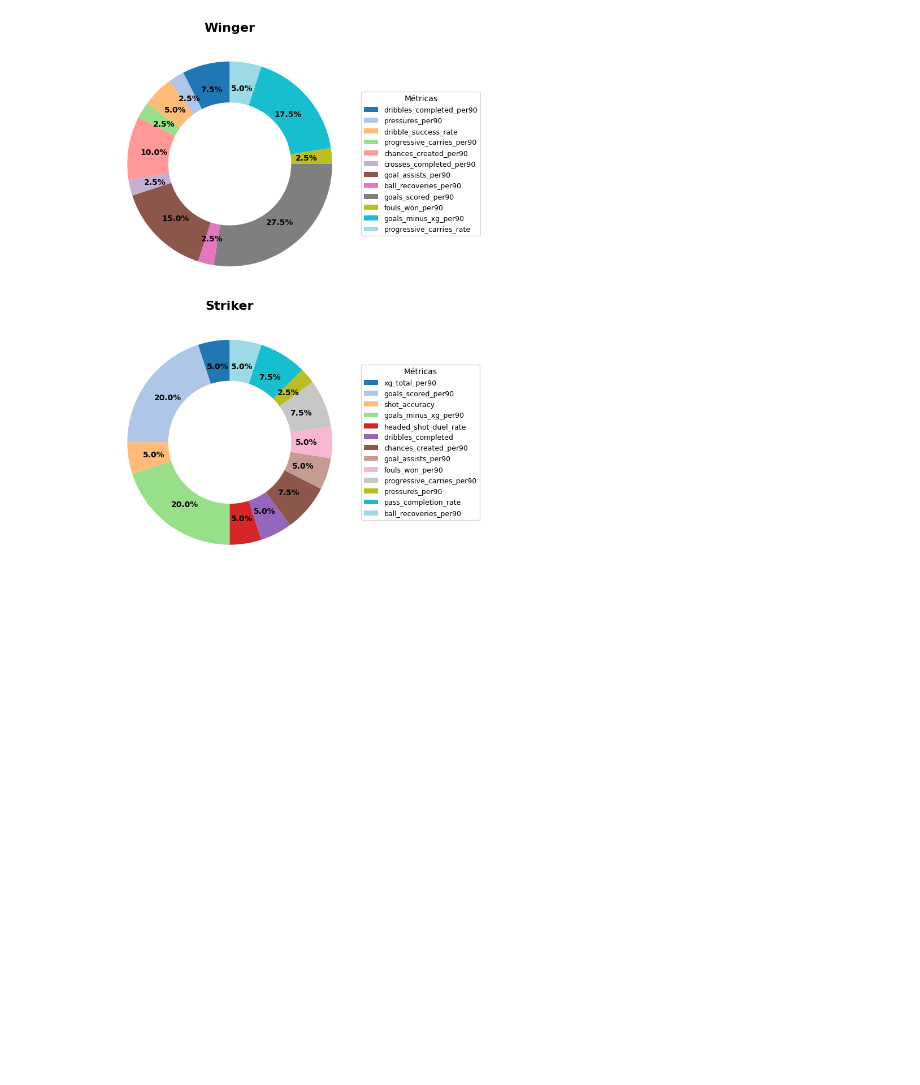
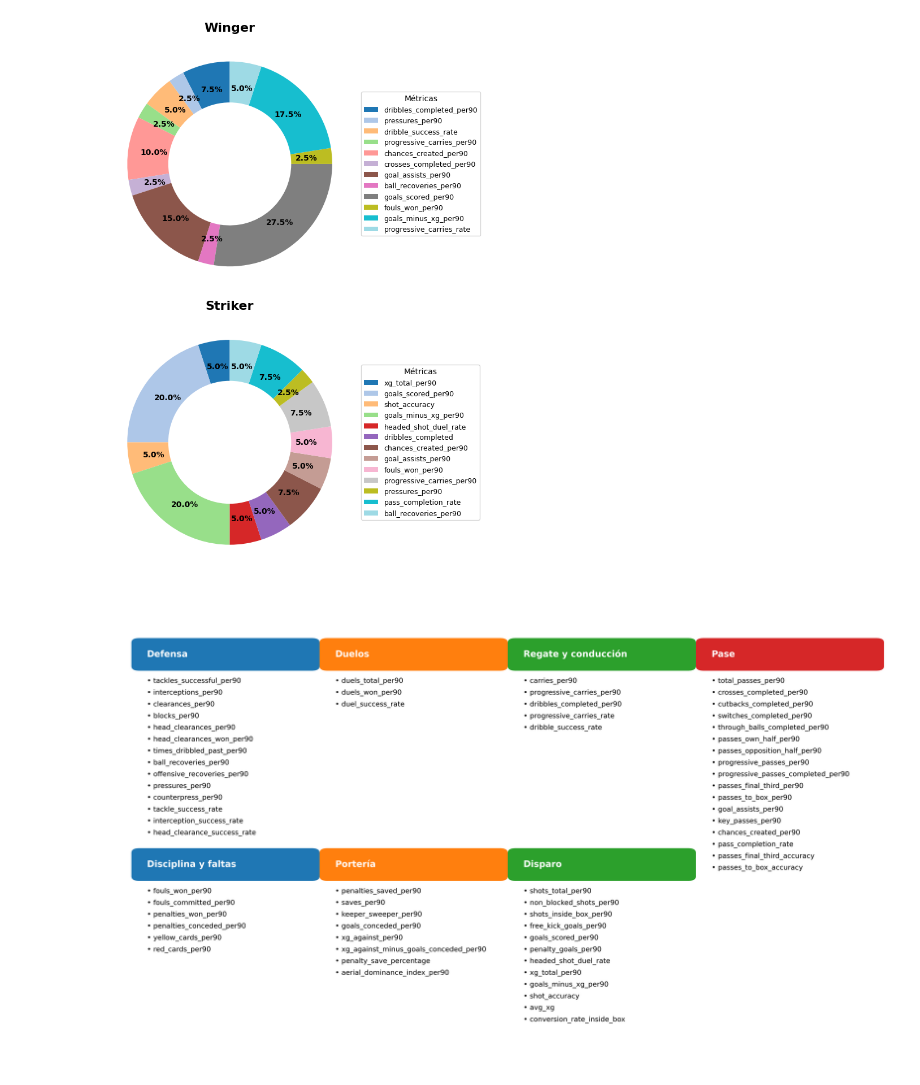
Before and after one commit to Germiprogramer/TFG-Agente-de-Scouting, a Jupyter notebook: graficos.ipynb, the cells around one changed output. Drawn from its saved outputs; the diff is of its cells as text; code cells hidden in the pictures; blank space fills up the shorter version.

```diff
--- a/graficos.ipynb
+++ b/graficos.ipynb
@@ -902,3 +902,96 @@ def generar_grafico_equipo_sql(equipo, engine, ruta_guardado='grafico_equipo_sql
 
 img = generar_grafico_equipo_sql("Arsenal", engine)
 img.show()
+# %%
+import matplotlib.pyplot as plt
+from matplotlib.patches import FancyBboxPatch
+
+# Diccionario con categorías y métricas
+metricas_por_categoria = {
+    "Defensa": [
+        "tackles_successful_per90", "interceptions_per90", "clearances_per90", "blocks_per90",
+        "head_clearances_per90", "head_clearances_won_per90", "times_dribbled_past_per90",
+        "ball_recoveries_per90", "offensive_recoveries_per90", "pressures_per90", "counterpress_per90",
+        "tackle_success_rate", "interception_success_rate", "head_clearance_success_rate"
+    ],
+    "Duelos": [
+        "duels_total_per90", "duels_won_per90", "duel_success_rate"
+    ],
+    "Regate y conducción": [
+        "carries_per90", "progressive_carries_per90", "dribbles_completed_per90",
+        "progressive_carries_rate", "dribble_success_rate"
+    ],
+    "Pase": [
+        "total_passes_per90", "crosses_completed_per90", "cutbacks_completed_per90", "switches_completed_per90",
+        "through_balls_completed_per90", "passes_own_half_per90", "passes_opposition_half_per90",
+        "progressive_passes_per90", "progressive_passes_completed_per90", "passes_final_third_per90",
+        "passes_to_box_per90", "goal_assists_per90", "key_passes_per90", "chances_created_per90",
+        "pass_completion_rate", "passes_final_third_accuracy", "passes_to_box_accuracy"
+    ],
+    "Disciplina y faltas": [
+        "fouls_won_per90", "fouls_committed_per90", "penalties_won_per90", "penalties_conceded_per90",
+        "yellow_cards_per90", "red_cards_per90"
+    ],
+    "Portería": [
+        "penalties_saved_per90", "saves_per90", "keeper_sweeper_per90", "goals_conceded_per90",
+        "xg_against_per90", "xg_against_minus_goals_conceded_per90", "penalty_save_percentage",
+        "aerial_dominance_index_per90"
+    ],
+    "Disparo": [
+        "shots_total_per90", "non_blocked_shots_per90", "shots_inside_box_per90",
+        "free_kick_goals_per90", "goals_scored_per90", "penalty_goals_per90", "headed_shot_duel_rate",
+        "xg_total_per90", "goals_minus_xg_per90", "shot_accuracy", "avg_xg", "conversion_rate_inside_box"
+    ]
+}
+
+# Coordenadas organizadas por fila y columna
+layout = [
+    ["Defensa", "Duelos", "Regate y conducción", "Pase"],
+    ["Disciplina y faltas", "Portería", "Disparo", None]
+]
+
+colores = plt.get_cmap("tab10")
+
+fig, ax = plt.subplots(figsize=(20, 12))
+ax.axis("off")
+
+# Espaciado
+x_spacing = 0.24
+y_spacing = 0.40
+start_x = 0.05
+start_y = 0.85
+
+# Dibujar cada bloque
+for row_idx, fila in enumerate(layout):
+    for col_idx, categoria in enumerate(fila):
+        if categoria is None:
+            continue
+        x = start_x + col_idx * x_spacing
+        # Ajuste de altura para la segunda fila
+        if row_idx == 1:
+            y = start_y - row_idx * y_spacing - 0.05  # <-- aquí bajamos solo esa fila
+        else:
+            y = start_y - row_idx * y_spacing
+
+
+        # Cabecera con FancyBbox
+        ax.add_patch(FancyBboxPatch((x, y), 0.22, 0.05,
+                                    boxstyle="round,pad=0.01", edgecolor="none",
+                                    facecolor=colores(col_idx), transform=ax.transAxes))
+        ax.text(x + 0.01, y + 0.025, categoria, transform=ax.transAxes,
+                fontsize=16, fontweight="bold", color="white", va="center")
+
+        # Métricas
+        metricas = metricas_por_categoria[categoria]
+        for j, metrica in enumerate(metricas):
+            ax.text(x + 0.01, y - ((j + 1) * 0.025), f"• {metrica}",
+                    transform=ax.transAxes, fontsize=12.5, va="top")
+
+plt.tight_layout()
+plt.show()
+
+plt.savefig("metricas_seleccionadas.png", dpi=300, bbox_inches="tight")
+from IPython.display import Image
+Image("metricas_seleccionadas.png")
+# %% [output]
+[figure, added]
```
Also changed, not shown: 2 other files.
